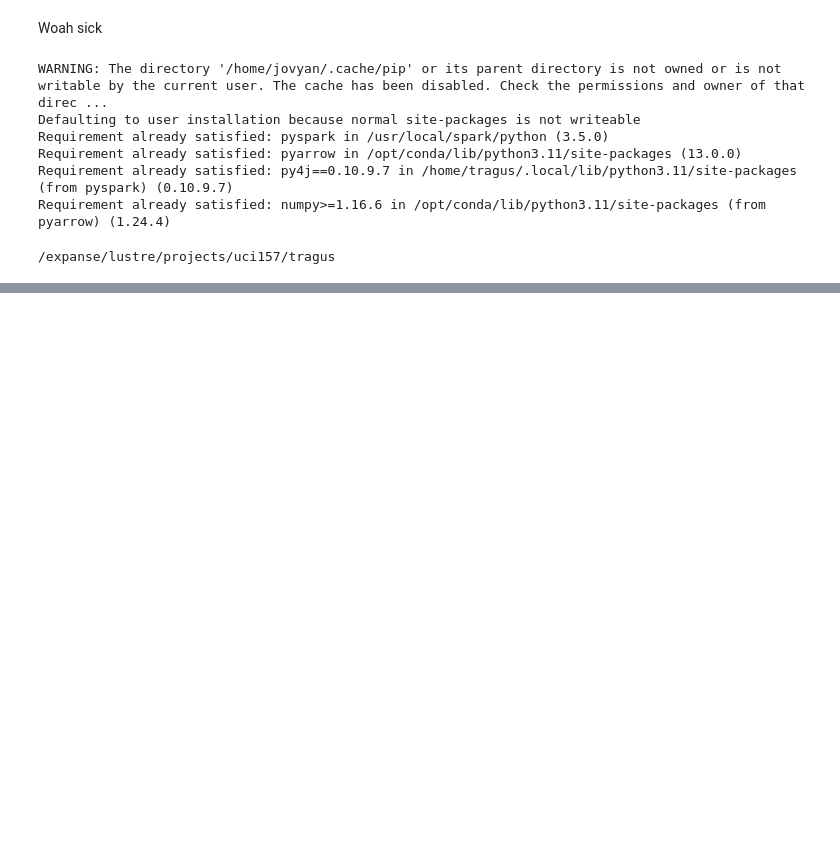
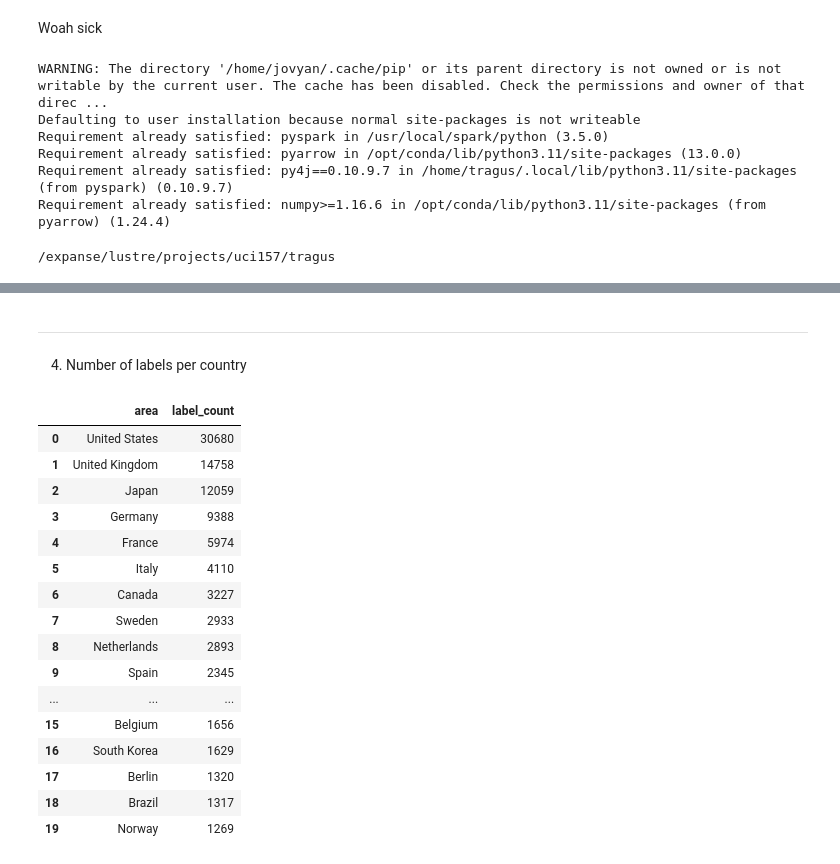
Before and after one commit to rowheaton/ragus-wheaton-iribe-232, a Jupyter notebook: musicbrainz_tom.ipynb, the cells around one changed output, grey strips where cells are left out. Drawn from its saved outputs; the diff is of its cells as text; code cells hidden in the pictures; blank space fills up the shorter version.

```diff
--- a/musicbrainz_tom.ipynb
+++ b/musicbrainz_tom.ipynb
@@ -255,0 +446,31 @@ Total labels:
+# %% [markdown]
+***
+
+4. Number of labels per country
+# %%
+peek(spark.sql("""
+    SELECT a.name as area, COUNT(l.id) as label_count
+    FROM label l
+    JOIN area a ON l.area = a.id
+    GROUP BY a.name
+    ORDER BY label_count DESC
+    LIMIT 20
+"""))
+# %% [output]
+|  | area | label_count |
+| 0 | United States | 30680 |
+| 1 | United Kingdom | 14758 |
+| 2 | Japan | 12059 |
+| 3 | Germany | 9388 |
+| 4 | France | 5974 |
+| 5 | Italy | 4110 |
+| 6 | Canada | 3227 |
+| 7 | Sweden | 2933 |
+| 8 | Netherlands | 2893 |
+| 9 | Spain | 2345 |
+| ... | ... | ... |
+| 15 | Belgium | 1656 |
+| 16 | South Korea | 1629 |
+| 17 | Berlin | 1320 |
+| 18 | Brazil | 1317 |
+| 19 | Norway | 1269 |
```
Also changed, not shown: parts of 30 cells of this notebook.
